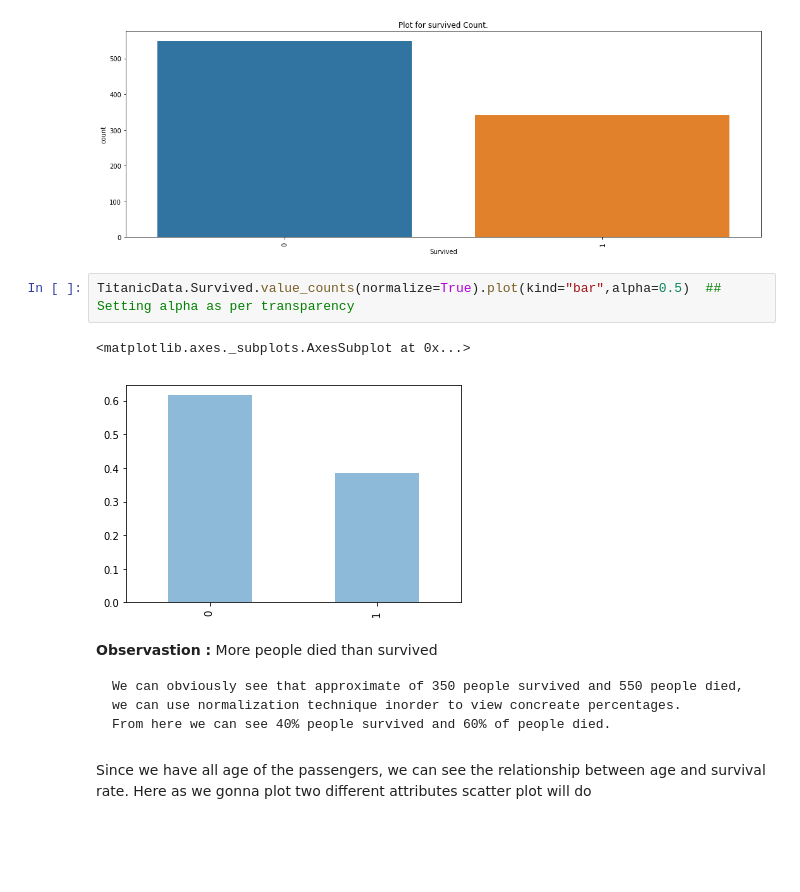
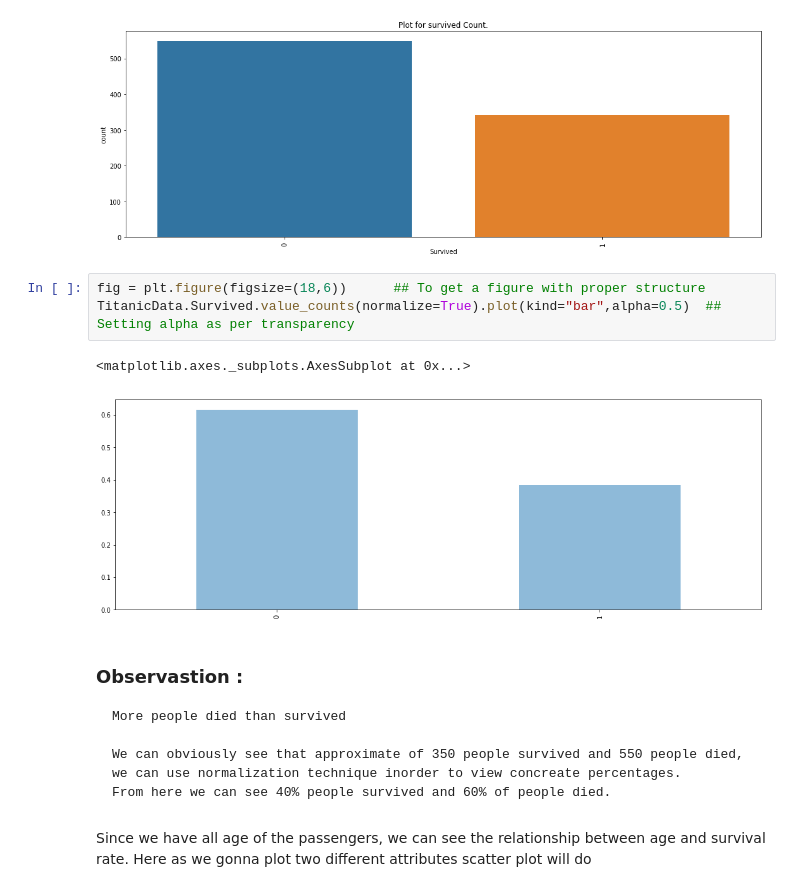
Before and after one commit to TJ-DS/ExploratoryDataAnalysis-EDA, a Jupyter notebook: TitanicDataset/TitanicDataset.ipynb, the cells around one changed output. Drawn from its saved outputs; the diff is of its cells as text; blank space fills up the shorter version.

```diff
--- a/TitanicDataset/TitanicDataset.ipynb
+++ b/TitanicDataset/TitanicDataset.ipynb
@@ -577,12 +614,14 @@ sns.countplot(x='Survived', data=TitanicData).set_title('Plot for survived Count
 Text(0.5,1,'Plot for survived Count.')
 [figure]
 # %%
+fig = plt.figure(figsize=(18,6))      ## To get a figure with proper structure
 TitanicData.Survived.value_counts(normalize=True).plot(kind="bar",alpha=0.5)  ## Setting alpha as per transparency
 # %% [output]
 <matplotlib.axes._subplots.AxesSubplot at 0x...>
-[figure, old version]
+[figure, new version]
 # %% [markdown]
-__Observastion :__ More people died than survived
+### Observastion :
+    More people died than survived
 
     We can obviously see that approximate of 350 people survived and 550 people died, we can use normalization technique inorder to view concreate percentages.
     From here we can see 40% people survived and 60% of people died.
```
Also changed, not shown: parts of 53 cells of this notebook.
